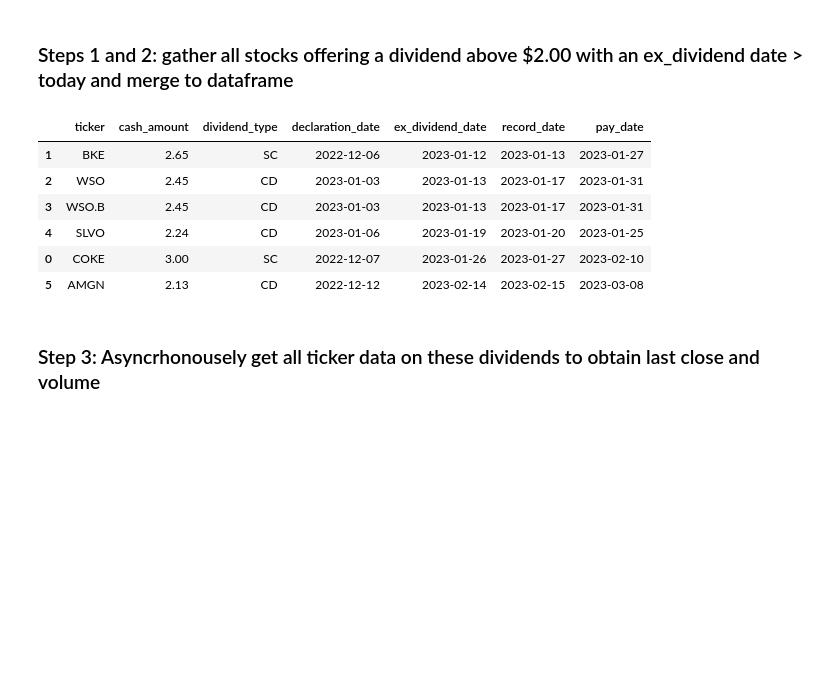
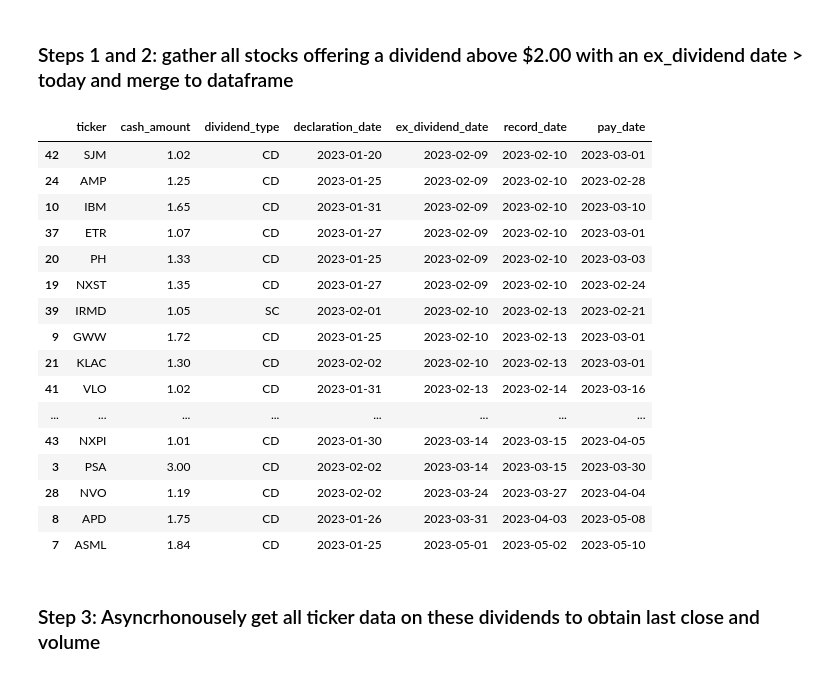
Before and after one commit to FergusClare/dividends, a Jupyter notebook: dividends.ipynb, the cells around one changed output. Cells and saved outputs as stored; diff of their text form; code cells hidden in the pictures; blank space fills up the shorter version.

```diff
--- a/dividends.ipynb
+++ b/dividends.ipynb
@@ -13,35 +13,45 @@
 # %%
 import requests
 import pandas as pd
 from datetime import date
 
 today = date.today() #set todays date
 headers = {'Authorization': 'Bearer 6_I3juoqn42n_W7Tgc6ikNrfdlP8ry29'} #authentication routing for Polygon API
 
 dividend_url = 'https://api.polygon.io/v3/reference/dividends' #polygon api endpoint for dividends
 #set payload and sort by cash amount with greater than $2.00
 dividend_payload = {
     'ex_dividend_date.gt': today,
-    'cash_amount.gt': 2,
+    'cash_amount.gt': 1,
     'limit': 1000,
     'sort': 'cash_amount',
 
 }
 
 r = requests.get(dividend_url, headers=headers, params=dividend_payload).json() #get the response object
 df = pd.DataFrame(r['results'])
 df.sort_values(['ex_dividend_date'], inplace=True)
 df = df[['ticker', 'cash_amount', 'dividend_type','declaration_date','ex_dividend_date','record_date','pay_date']]
 df = df.round({'last_close': 2, 'cash_amount': 2})
 df
 # %% [output]
 |  | ticker | cash_amount | dividend_type | declaration_date | ex_dividend_date | record_date | pay_date |
-| 1 | BKE | 2.65 | SC | 2022-12-06 | 2023-01-12 | 2023-01-13 | 2023-01-27 |
-| 2 | WSO | 2.45 | CD | 2023-01-03 | 2023-01-13 | 2023-01-17 | 2023-01-31 |
-| 3 | WSO.B | 2.45 | CD | 2023-01-03 | 2023-01-13 | 2023-01-17 | 2023-01-31 |
-| 4 | SLVO | 2.24 | CD | 2023-01-06 | 2023-01-19 | 2023-01-20 | 2023-01-25 |
-| 0 | COKE | 3.00 | SC | 2022-12-07 | 2023-01-26 | 2023-01-27 | 2023-02-10 |
-| 5 | AMGN | 2.13 | CD | 2022-12-12 | 2023-02-14 | 2023-02-15 | 2023-03-08 |
+| 42 | SJM | 1.02 | CD | 2023-01-20 | 2023-02-09 | 2023-02-10 | 2023-03-01 |
+| 24 | AMP | 1.25 | CD | 2023-01-25 | 2023-02-09 | 2023-02-10 | 2023-02-28 |
+| 10 | IBM | 1.65 | CD | 2023-01-31 | 2023-02-09 | 2023-02-10 | 2023-03-10 |
+| 37 | ETR | 1.07 | CD | 2023-01-27 | 2023-02-09 | 2023-02-10 | 2023-03-01 |
+| 20 | PH | 1.33 | CD | 2023-01-25 | 2023-02-09 | 2023-02-10 | 2023-03-03 |
+| 19 | NXST | 1.35 | CD | 2023-01-27 | 2023-02-09 | 2023-02-10 | 2023-02-24 |
+| 39 | IRMD | 1.05 | SC | 2023-02-01 | 2023-02-10 | 2023-02-13 | 2023-02-21 |
+| 9 | GWW | 1.72 | CD | 2023-01-25 | 2023-02-10 | 2023-02-13 | 2023-03-01 |
+| 21 | KLAC | 1.30 | CD | 2023-02-02 | 2023-02-10 | 2023-02-13 | 2023-03-01 |
+| 41 | VLO | 1.02 | CD | 2023-01-31 | 2023-02-13 | 2023-02-14 | 2023-03-16 |
+| ... | ... | ... | ... | ... | ... | ... | ... |
+| 43 | NXPI | 1.01 | CD | 2023-01-30 | 2023-03-14 | 2023-03-15 | 2023-04-05 |
+| 3 | PSA | 3.00 | CD | 2023-02-02 | 2023-03-14 | 2023-03-15 | 2023-03-30 |
+| 28 | NVO | 1.19 | CD | 2023-02-02 | 2023-03-24 | 2023-03-27 | 2023-04-04 |
+| 8 | APD | 1.75 | CD | 2023-01-26 | 2023-03-31 | 2023-04-03 | 2023-05-08 |
+| 7 | ASML | 1.84 | CD | 2023-01-25 | 2023-05-01 | 2023-05-02 | 2023-05-10 |
 # %% [markdown]
 ### Step 3: Asyncrhonousely get all ticker data on these dividends to obtain last close and volume
 # %%
```
Also changed, not shown: parts of 17 cells of this notebook.
